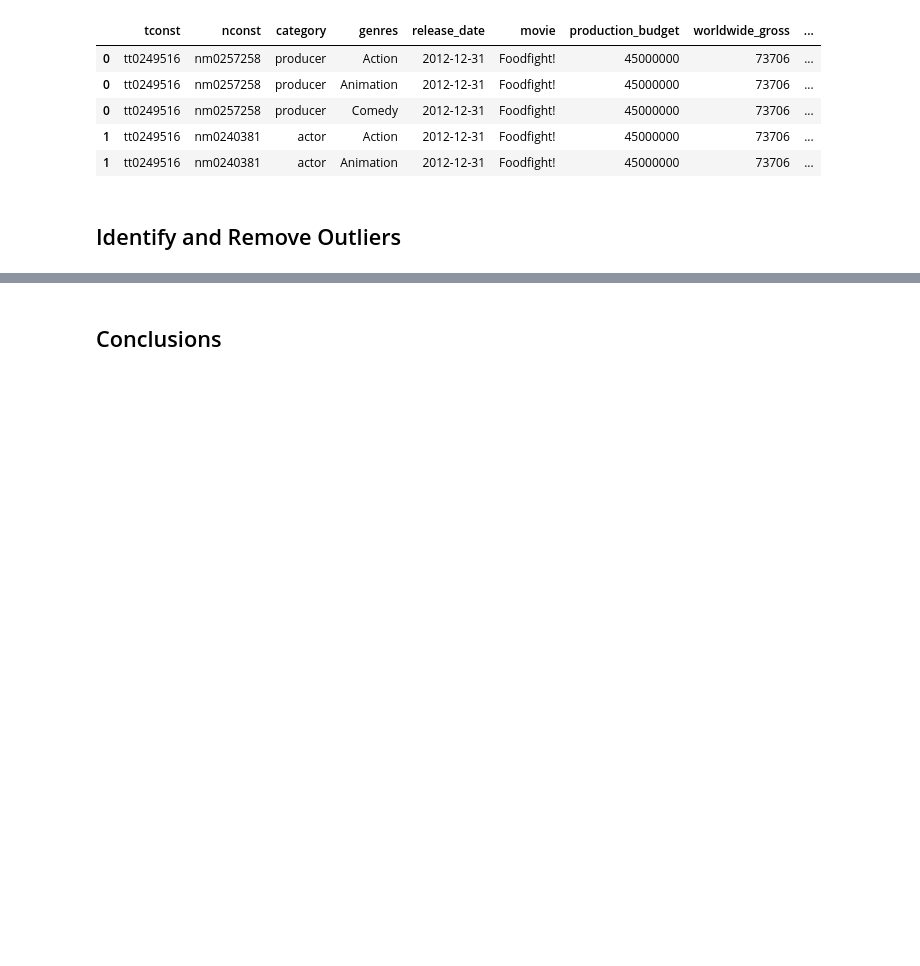
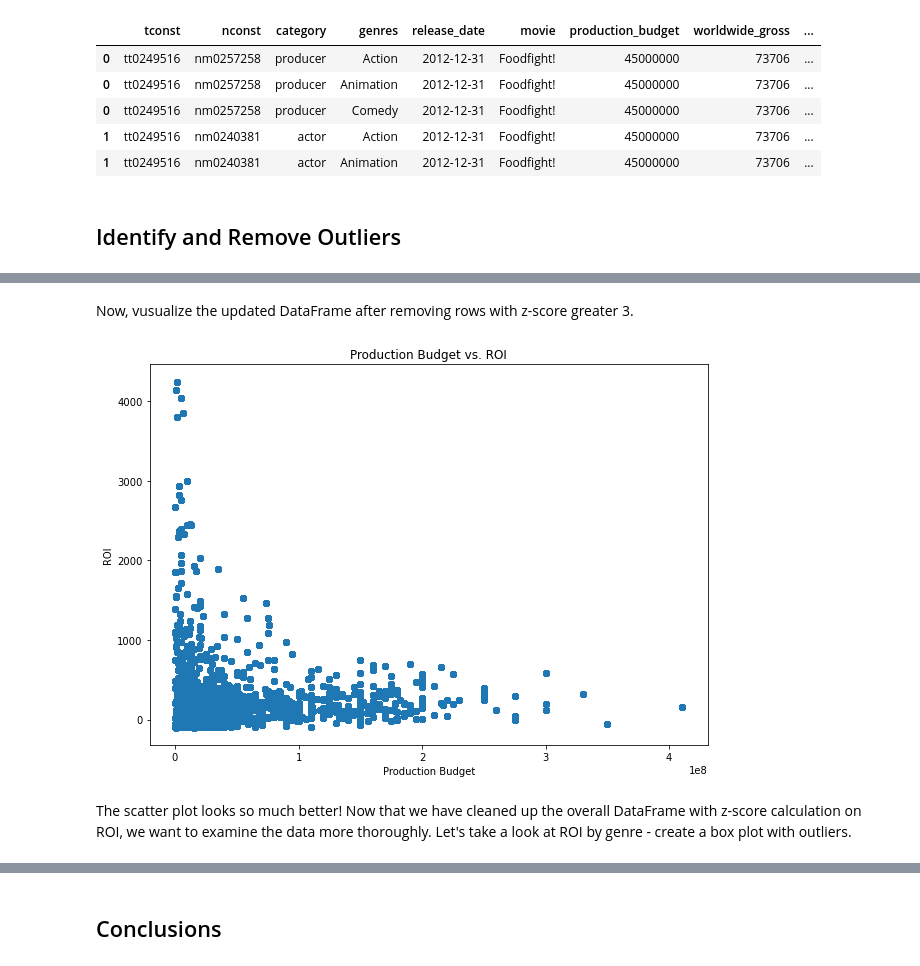
Before and after one commit to jennifernha/Microsoft-Movie-Analysis, a Jupyter notebook: Microsoft Movie Analysis.ipynb, the cells around one changed output, grey strips where cells are left out. Cells and saved outputs as stored; diff of their text form; code cells hidden in the pictures; blank space fills up the shorter version.

Commit message:
Remove outliers

```diff
--- a/Microsoft Movie Analysis.ipynb
+++ b/Microsoft Movie Analysis.ipynb
@@ -372,6 +399,6 @@ Update the df Dataframe by joining title_principals using an inner join, and the
 # %%
-#join df with title_principals
-df = title_principals.join(df, how='inner')
+#join df with imdb_title_principals
+df = imdb_title_principals.join(df, how='inner')
 
 df
 # %% [output]
@@ -418,5 +445,5 @@ memory usage: 1.0+ MB
 # %%
-df = pd.merge(df.reset_index(),name_basics,how = 'inner', on = 'nconst')
+df = pd.merge(df.reset_index(),imdb_name_basics,how = 'inner', on = 'nconst')
 
 df
 # %% [output]
@@ -454,15 +483,19 @@ We have now completed cleaning up and joining the DataFrames that are required f
 # %%
-#create the plot
-f, ax = plt.subplots(figsize = (10,7))
+#define a function to visualize scatter plots with outliers
+def scatter_plot(df, x ='production_budget', y = 'ROI'):
 
-#Generate a scatter plot
-ax.scatter(data = df,
+    #create the plot
+    f, ax = plt.subplots(figsize = (10,7))
+
+    #Generate a scatter plot
+    ax.scatter(data = df,
            x = 'production_budget',
            y= 'ROI')
 
-#Add labels for x and y axes
-ax.set_xlabel('Production Budget')
-ax.set_ylabel('ROI')
+    #Add labels for x and y axes
+    ax.set_xlabel('Production Budget')
+    ax.set_ylabel('ROI')
 
-#Add a title for the plot
-ax.set_title('Production Budget vs. ROI');
+    #Add a title for the plot
+    ax.set_title('Production Budget vs. ROI')
+    ;
@@ -470,0 +509,8 @@ ax.set_title('Production Budget vs. ROI');
+# %%
+#calculate z-score on ROI and create a new column to show the z-score
+df['ROI_zscore'] = stats.zscore(df['ROI'])
+
+#remove rows with z-score greater than 3
+df = df[df['ROI_zscore'] < 3]
+
+df
@@ -470,0 +531,8 @@ ax.set_title('Production Budget vs. ROI');
+# %% [markdown]
+Now, vusualize the updated DataFrame after removing rows with z-score greater 3.
+# %%
+scatter_plot(df)
+# %% [output]
+[figure, added]
+# %% [markdown]
+The scatter plot looks so much better! Now that we have cleaned up the overall DataFrame with z-score calculation on ROI, we want to examine the data more thoroughly. Let's take a look at ROI by genre - create a box plot with outliers.
```
Also changed, not shown: parts of 51 cells of this notebook.
